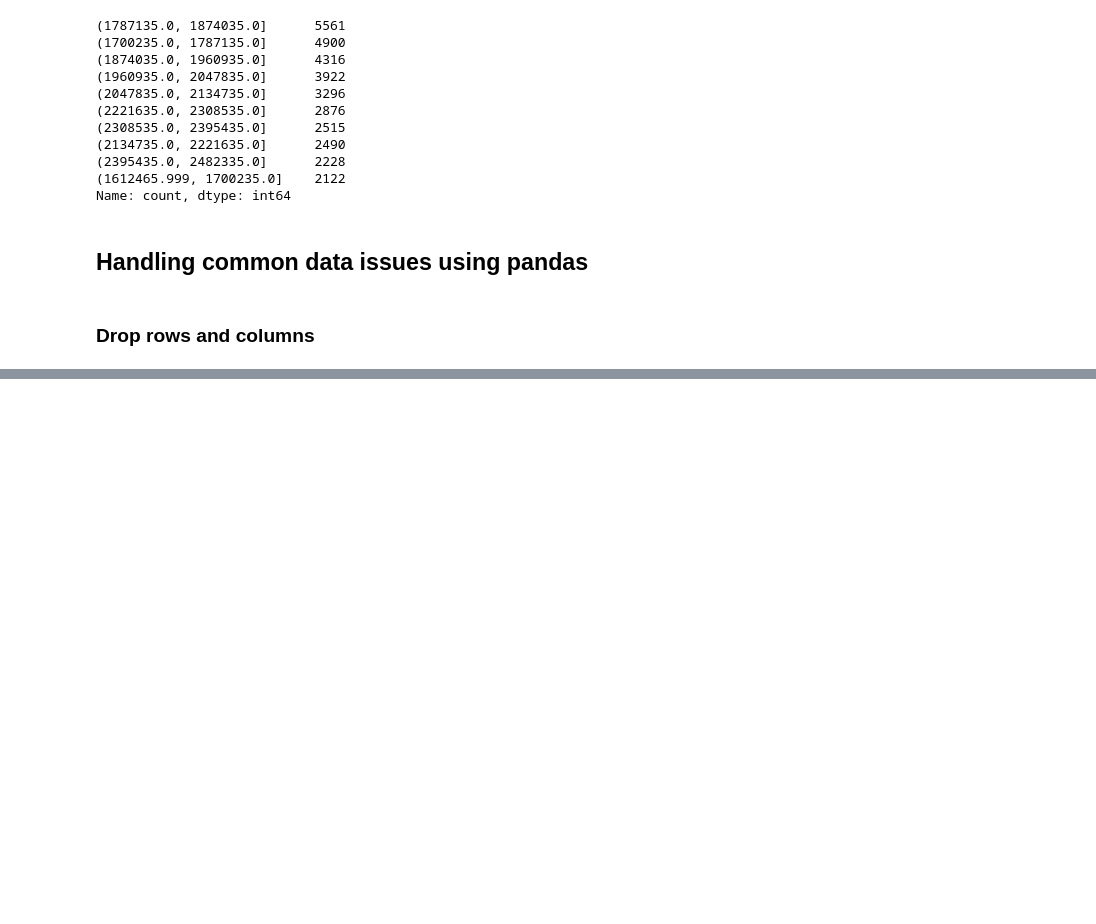
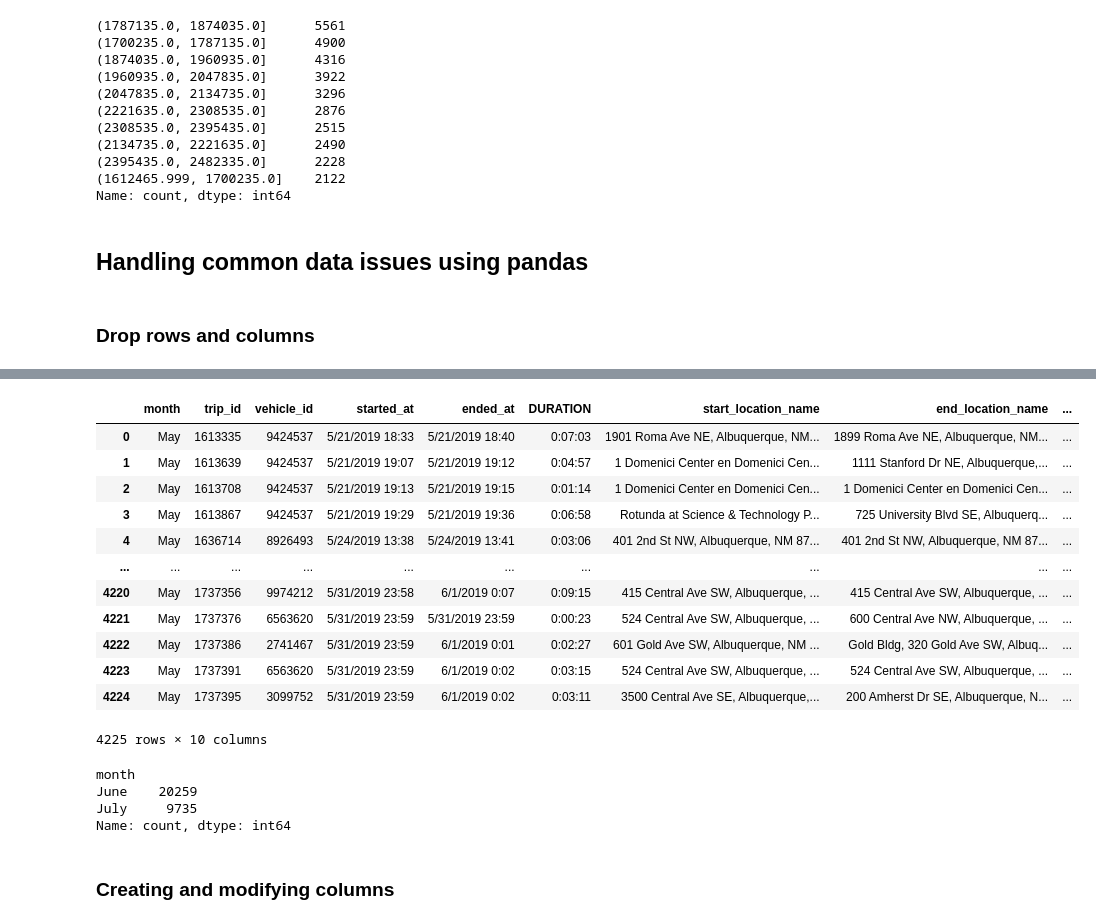
Before and after one commit to Mahdi88BH/Data-Engineering, a Jupyter notebook: Data_Validation/Exploratory_Data_Analysis.ipynb, the cells around one changed output, grey strips where cells are left out. Cells and saved outputs as stored; diff of their text form; code cells hidden in the pictures; blank space fills up the shorter version.

```diff
--- a/Data_Validation/Exploratory_Data_Analysis.ipynb
+++ b/Data_Validation/Exploratory_Data_Analysis.ipynb
@@ -315,0 +382,18 @@ Name: count, dtype: int64
+# %%
+may = df[df['month'] == 'May']
+
+may
+# %% [output]
+|  | month | trip_id | vehicle_id | started_at | ended_at | DURATION | start_location_name | end_location_name | ... |
+| 0 | May | 1613335 | 9424537 | 5/21/2019 18:33 | 5/21/2019 18:40 | 0:07:03 | 1901 Roma Ave NE, Albuquerque, NM... | 1899 Roma Ave NE, Albuquerque, NM... | ... |
+| 1 | May | 1613639 | 9424537 | 5/21/2019 19:07 | 5/21/2019 19:12 | 0:04:57 | 1 Domenici Center en Domenici Cen... | 1111 Stanford Dr NE, Albuquerque,... | ... |
+| 2 | May | 1613708 | 9424537 | 5/21/2019 19:13 | 5/21/2019 19:15 | 0:01:14 | 1 Domenici Center en Domenici Cen... | 1 Domenici Center en Domenici Cen... | ... |
+| 3 | May | 1613867 | 9424537 | 5/21/2019 19:29 | 5/21/2019 19:36 | 0:06:58 | Rotunda at Science & Technology P... | 725 University Blvd SE, Albuquerq... | ... |
+| 4 | May | 1636714 | 8926493 | 5/24/2019 13:38 | 5/24/2019 13:41 | 0:03:06 | 401 2nd St NW, Albuquerque, NM 87... | 401 2nd St NW, Albuquerque, NM 87... | ... |
+| ... | ... | ... | ... | ... | ... | ... | ... | ... | ... |
+| 4220 | May | 1737356 | 9974212 | 5/31/2019 23:58 | 6/1/2019 0:07 | 0:09:15 | 415 Central Ave SW, Albuquerque, ... | 415 Central Ave SW, Albuquerque, ... | ... |
+| 4221 | May | 1737376 | 6563620 | 5/31/2019 23:59 | 5/31/2019 23:59 | 0:00:23 | 524 Central Ave SW, Albuquerque, ... | 600 Central Ave NW, Albuquerque, ... | ... |
+| 4222 | May | 1737386 | 2741467 | 5/31/2019 23:59 | 6/1/2019 0:01 | 0:02:27 | 601 Gold Ave SW, Albuquerque, NM ... | Gold Bldg, 320 Gold Ave SW, Albuq... | ... |
+| 4223 | May | 1737391 | 6563620 | 5/31/2019 23:59 | 6/1/2019 0:02 | 0:03:15 | 524 Central Ave SW, Albuquerque, ... | 524 Central Ave SW, Albuquerque, ... | ... |
+| 4224 | May | 1737395 | 3099752 | 5/31/2019 23:59 | 6/1/2019 0:02 | 0:03:11 | 3500 Central Ave SE, Albuquerque,... | 200 Amherst Dr SE, Albuquerque, N... | ... |
+4225 rows × 10 columns
@@ -315,0 +402,9 @@ Name: count, dtype: int64
+# %%
+df['month'].value_counts()
+# %% [output]
+month
+June    20259
+July     9735
+Name: count, dtype: int64
+# %% [markdown]
+### **Creating and modifying columns**
```
Also changed, not shown: parts of 8 cells of this notebook.
